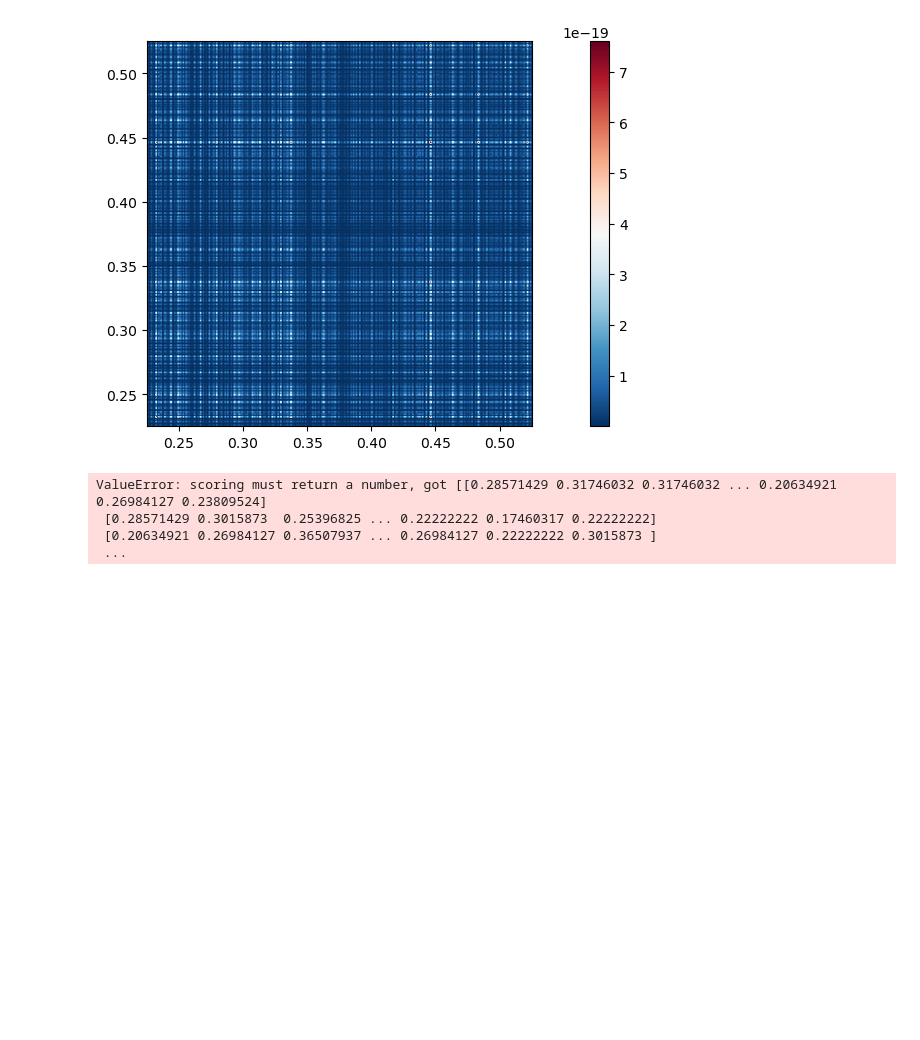
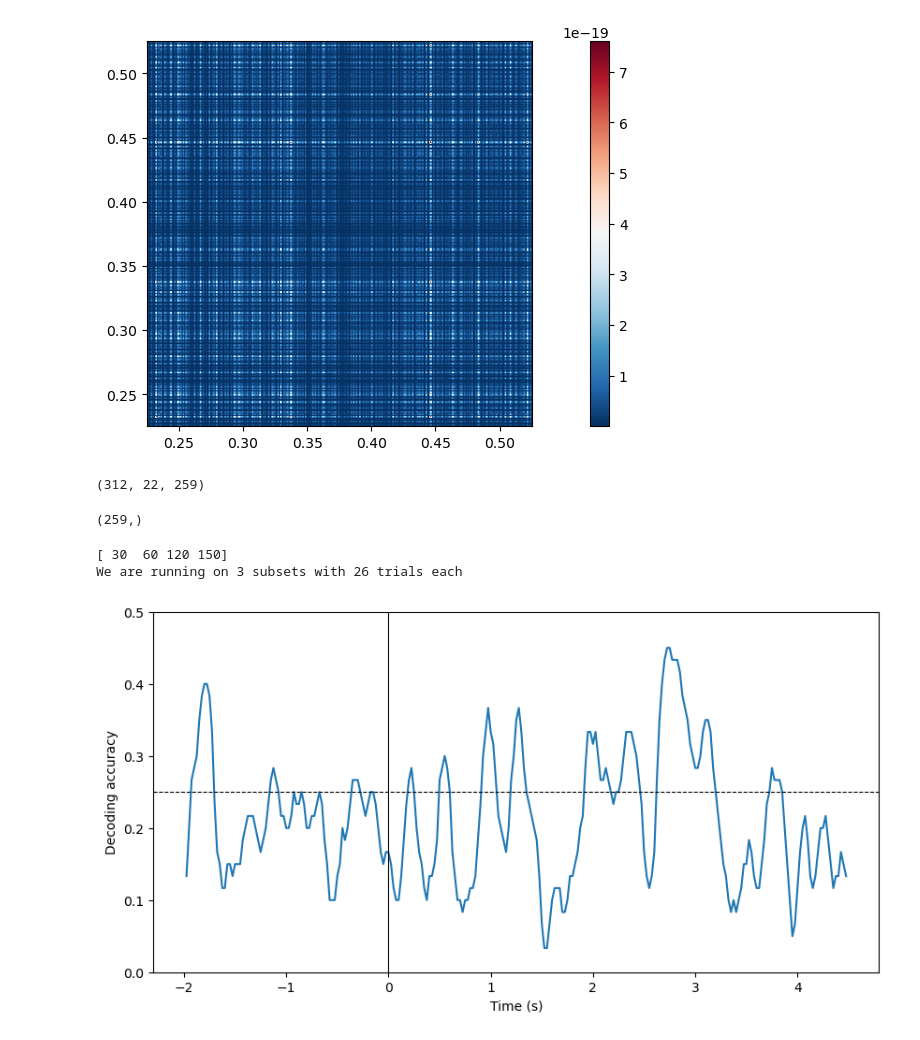
Before and after one commit to mindemory/srh_ori, a Jupyter notebook: oriAnalysis/analyzeEEG/testEEG.ipynb, the cells around one changed output. Drawn from its saved outputs; the diff is of its cells as text; code cells hidden in the pictures; blank space fills up the shorter version.

Commit message:
wiu we were on a decoding roll here

```diff
--- a/oriAnalysis/analyzeEEG/testEEG.ipynb
+++ b/oriAnalysis/analyzeEEG/testEEG.ipynb
@@ -432,10 +415,28 @@ f.colorbar(im, ax=axs)
 plt.show()
 # %% [output]
 [figure]
-# %%
-scores_mean = SvM_with_ECOC(X_down, pd.Categorical(y__).codes)
-# %% [output]
-ValueError: scoring must return a number, got [[0.28571429 0.31746032 0.31746032 ... 0.20634921 0.26984127 0.23809524]
- [0.28571429 0.3015873  0.25396825 ... 0.22222222 0.17460317 0.22222222]
- [0.20634921 0.26984127 0.36507937 ... 0.26984127 0.22222222 0.3015873 ]
- ...
+# %%
+X_down.shape
+# %% [output]
+(312, 22, 259)
+# %%
+scores_mean.shape
+# %% [output]
+(259,)
+# %%
+scores_, chance_level = SvM_with_ECOC(X_down, behav_df, method='grouped_conds')
+
+plt.figure(figsize=(10, 5))
+plt.plot(t_array_down, scores_)
+# plt.errorbar(t_array_down, scores_mean.mean(axis=1), yerr=scores_mean.std(axis=1)/np.sqrt(scores_mean.shape[1]))
+plt.axhline(chance_level, color='k', lw=0.8, linestyle='--')
+# plt.ylim([-0.1, 1.1])
+plt.ylim([0, 0.5])
+plt.axvline(0, color='k', lw=0.8)
+plt.xlabel('Time (s)')
+plt.ylabel('Decoding accuracy')
+plt.show()
+# %% [output]
+[ 30  60 120 150]
+We are running on 3 subsets with 26 trials each
+[figure, added]
```
Also changed, not shown: parts of 7 cells of this notebook, 1 other file.
